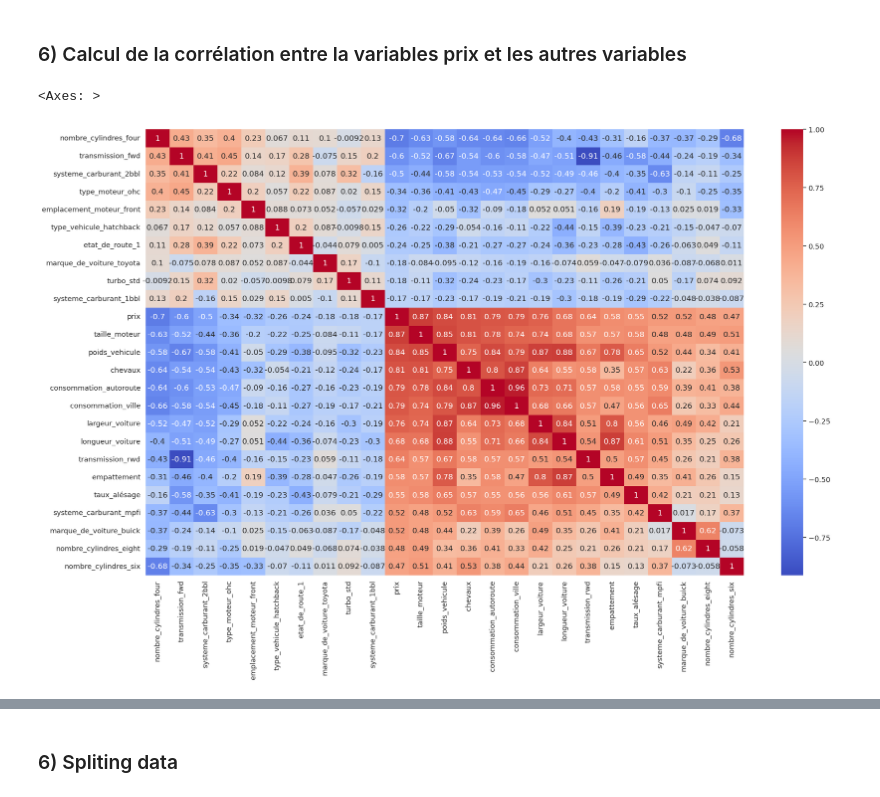
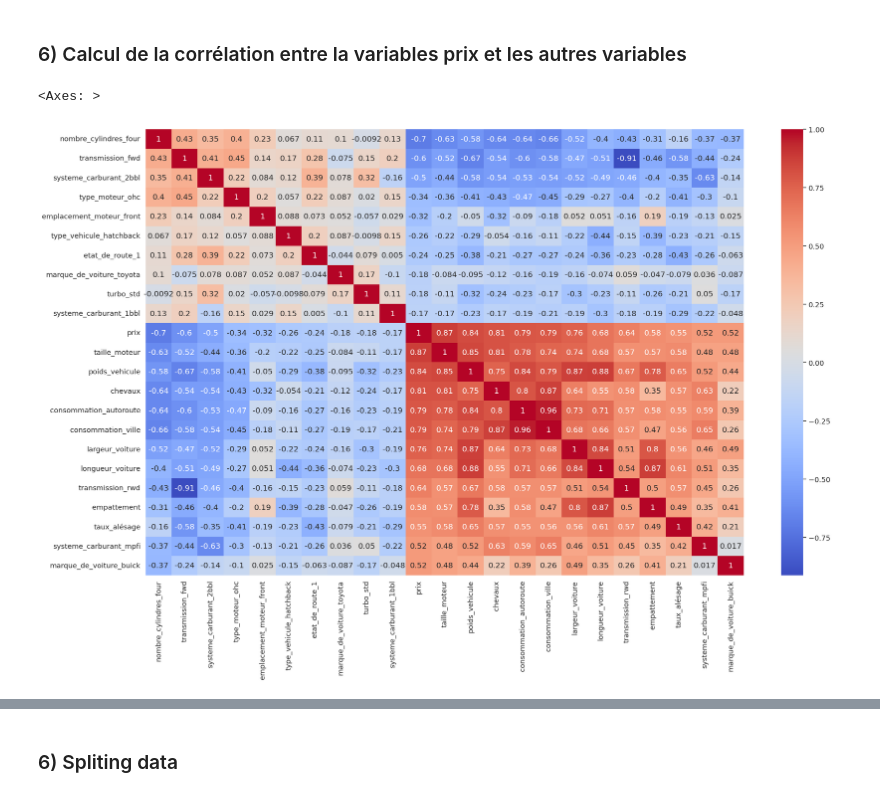
Before and after one commit to Noura-ou/application-d-estimation-de-prix, a Jupyter notebook: src/modèle_reg.ipynb, the cells around one changed output, grey strips where cells are left out. Saved outputs shown, nothing was run; the diff lists cells and outputs as text; code cells hidden in the pictures.

```diff
--- a/src/modèle_reg.ipynb
+++ b/src/modèle_reg.ipynb
@@ -122,3 +175,5 @@ df.describe()
+# %%
+df = df.drop('car_ID',axis=1)
 # %% [markdown]
 ### 2) Vérification des valeurs manquantes
 # %%
@@ -224,16 +277,33 @@ plt.show()
 ### 5) Encodage et transformation (normalisation) des variables
 # %%
 categorial_features = ['etat_de_route', 'carburant', 'turbo', 'nombre_portes', 'type_vehicule', 'transmission', 'emplacement_moteur', 'type_moteur', 'nombre_cylindres', 'systeme_carburant', 'marque_de_voiture']
-
 numeric_features = ['empattement', 'longueur_voiture', 'largeur_voiture', 'hauteur_voiture', 'poids_vehicule', 'taille_moteur', 'taux_alésage', 'course', 'taux_compression', 'chevaux', 'tour_moteur', 'consommation_ville', 'consommation_autoroute']
 
-# One-hot encode the categorical variables
 cat_feat = Pipeline(steps=[
     ('onehotencoder', OneHotEncoder(handle_unknown='ignore')),
 ])
+
+num_feat = Pipeline(steps=[
+    ('MinMaxScaler', MinMaxScaler()),
+])
+
+
+preprocessor = ColumnTransformer(
+    transformers=[
+        ('onehotencoder', cat_feat, categorial_features),
+        ('MinMaxScaler', num_feat, numeric_features)
+    ])
+
+
 X_cat_transformed = cat_feat.fit_transform(df[categorial_features])
+X_num_transformed = num_feat.fit_transform(df[numeric_features])
+
+
 X_cat_transformed_df = pd.DataFrame(X_cat_transformed.toarray(),
                                     columns=cat_feat['onehotencoder'].get_feature_names_out(categorial_features))
 
+# Convert the transformed features to a pandas DataFrame
+X_num_transformed_df = pd.DataFrame(X_num_transformed, columns=numeric_features)
+
 # Combine the one-hot encoded categorical variables and the target variable into a single dataframe
-df_combined = pd.concat([X_cat_transformed_df, df[numeric_features] , df['prix']], axis=1)
+df_combined = pd.concat([X_cat_transformed_df, X_num_transformed_df, df['prix']], axis=1)
@@ -242,17 +322,17 @@ df_combined = pd.concat([X_cat_transformed_df, df[numeric_features] , df['prix']
 # %%
 # Calculate the correlation between all the variables
 corr_matrix = df_combined.corr()
 
 # Get the 10 highest and 10 lowest correlations with the 'prix' variable
 
-top_corr = corr_matrix['prix'].sort_values(ascending=False).head(15)
+top_corr = corr_matrix['prix'].sort_values(ascending=False).head(13)
 bot_corr = corr_matrix['prix'].sort_values().head(10)
 top_corr = pd.concat([bot_corr, top_corr])
 
 # Plot heatmap
 sns.set(font_scale=1.2)
 fig, ax = plt.subplots(figsize=(25,15))
 sns.heatmap(corr_matrix.loc[top_corr.index, top_corr.index], annot=True, cmap='coolwarm')
 # %% [output]
 <Axes: >
-[figure, old version]
+[figure, new version]
```
Also changed, not shown: parts of 44 cells of this notebook, 4 other files.
